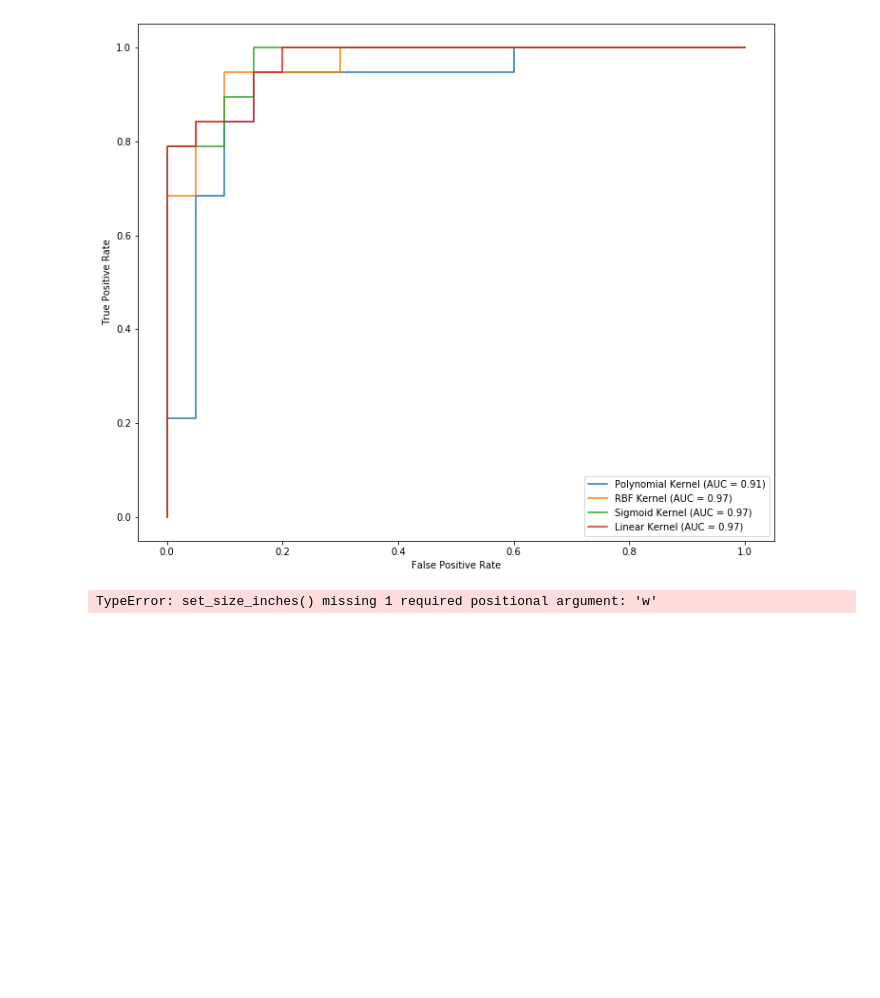
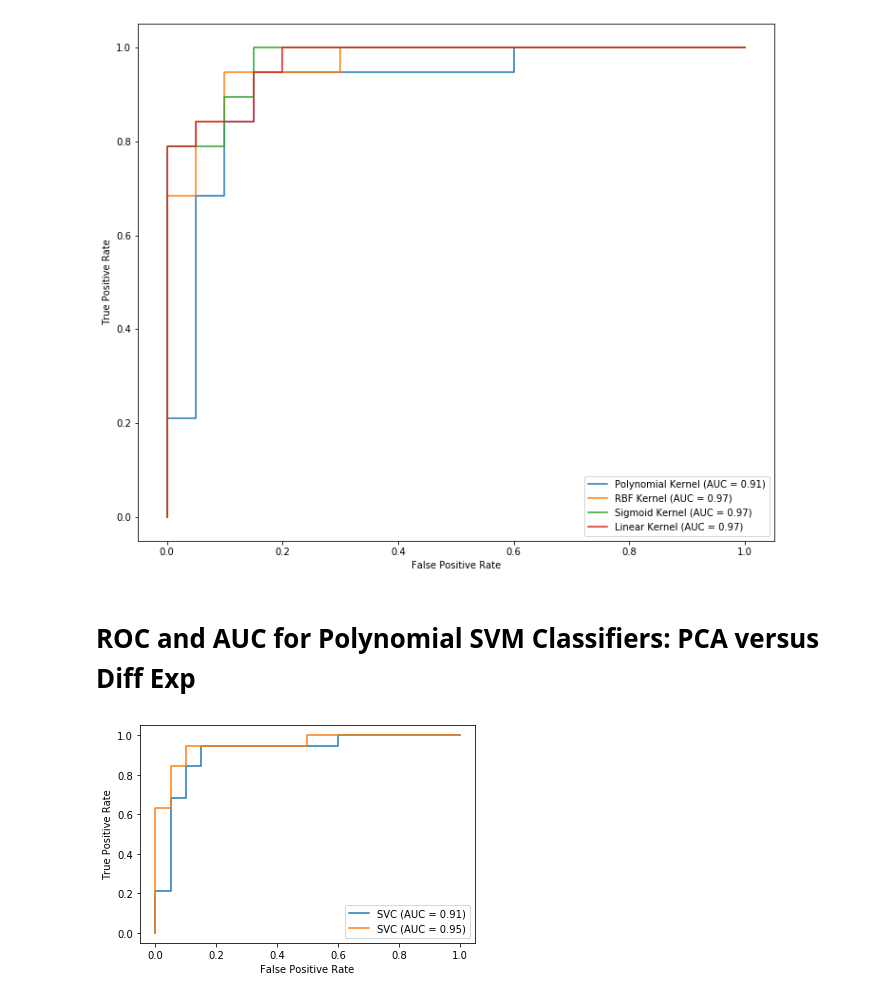
Before and after one commit to mooremk95/AD-Transcriptome-Classifiers, a Jupyter notebook: SVMs/SVM.ipynb, the cells around one changed output. Saved outputs shown, nothing was run; the diff lists cells and outputs as text; code cells hidden in the pictures; blank space fills up the shorter version.

Commit message:
Comparative ROC curve for Polynomial SVM on PCA data versus Polynomial SVM on differentially expressed gene data

```diff
--- a/SVMs/SVM.ipynb
+++ b/SVMs/SVM.ipynb
@@ -129,0 +133,20 @@ weighted avg       0.87      0.87      0.87        39
+# %%
+df = pd.read_csv("../Data/266_most_differentially_expressed_probes.csv")
+df
+X = df.loc[:,"ILMN_1654468":"ILMN_1717094"]
+y = df.loc[:,"target"]
+X_train_de , X_test_de, y_train_de, y_test_de = train_test_split(X, y, test_size = 0.20, random_state=0)
+
+# Train
+PolysvclassifierDiffExp = SVC(kernel='poly', degree=3)
+PolysvclassifierDiffExp.fit(X_train_de, y_train_de)
+
+# Test
+y_pred = PolysvclassifierDiffExp.predict(X_test_de)
+
+# Report Results
+cm = confusion_matrix(y_test_de, y_pred)
+print(classification_report(y_test_de, y_pred))
+fig = print_confusion_matrix(cm, ["AD", "ND"], figsize=(10,8), fontsize=20, title="Polynomial Kernel Classifier")
+# If cell annotations missaligned, comment/uncomment the following line
+fig.gca().set_ylim([0,2])
@@ -138,7 +175,14 @@ svc_disp.figure_.set_figwidth(12)
 svc_disp.figure_.set_figheight(10)
 # %% [output]
 [figure]
-# %%
-type(svc_disp.figure_.set_fig
-# %% [output]
-TypeError: set_size_inches() missing 1 required positional argument: 'w'
+# %% [markdown]
+# ROC and AUC for Polynomial SVM Classifiers: PCA versus Diff Exp
+# %%
+polynomial_showdown = plot_roc_curve(Polysvclassifier, X_test, y_test)
+_ = plot_roc_curve(PolysvclassifierDiffExp, X_test_de, y_test_de, ax=polynomial_showdown.ax_)
+
+# Enlarge the Figure a bit
+polynomial_showdown.figure_.set_figwidth(12)
+polynomial_showdown.figure_.set_figheight(10)
+# %% [output]
+[figure, added]
```
Also changed, not shown: parts of 5 cells of this notebook, 1 other file.
